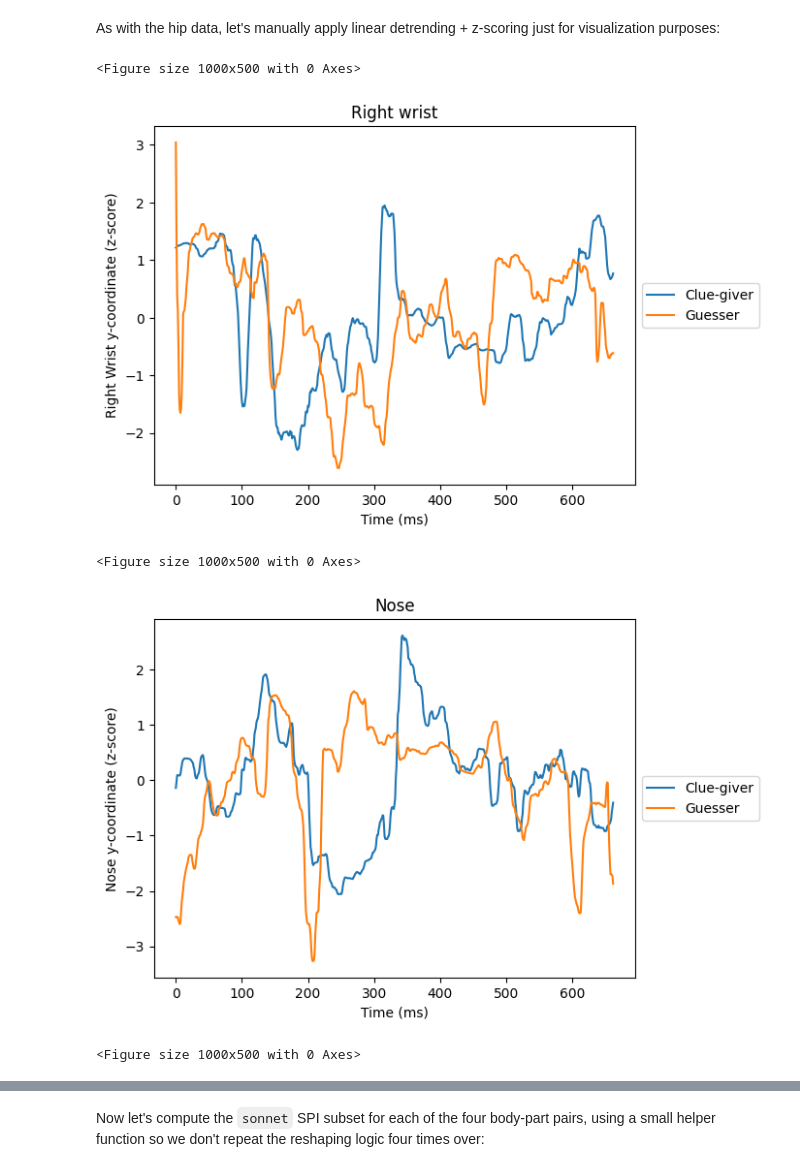
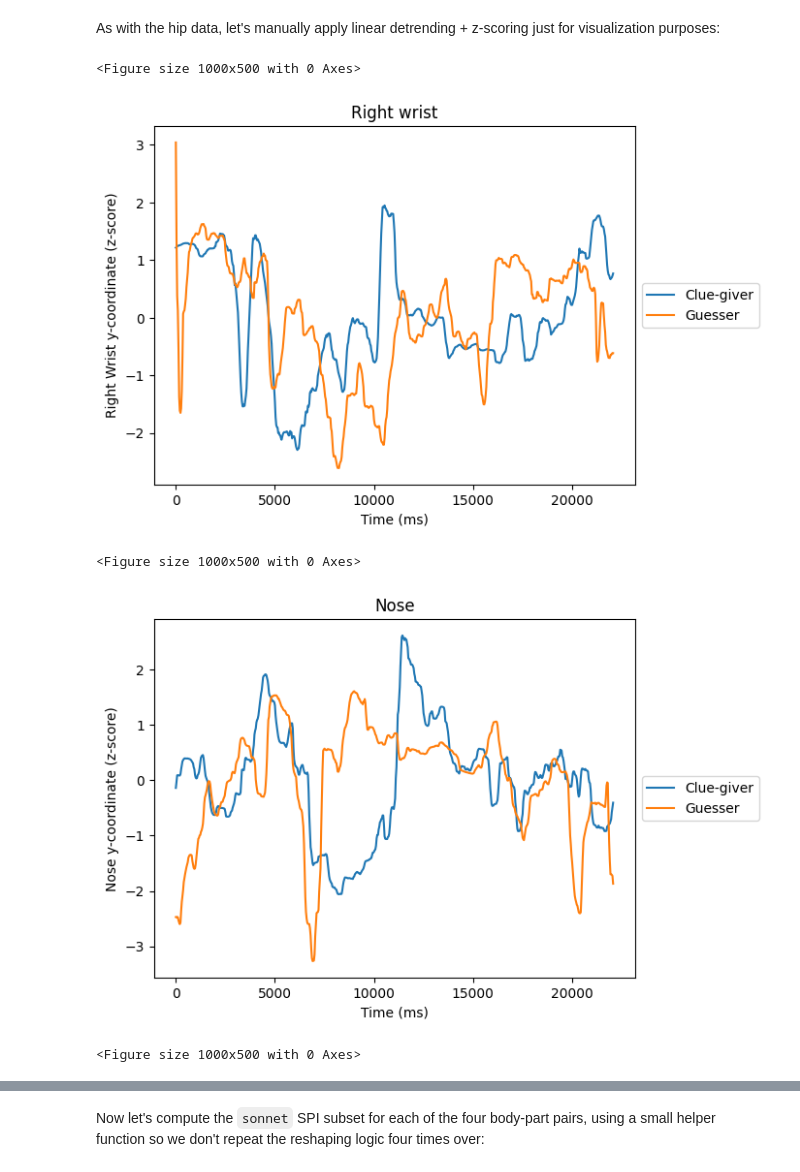
Before and after one commit to anniegbryant/MDIG2026_pyspi_tutorial, a Jupyter notebook: MDIG2026_pyspi_tutorial.ipynb, the cells around one changed output, grey strips where cells are left out. Drawn from its saved outputs; the diff is of its cells as text; code cells hidden in the pictures.

```diff
--- a/MDIG2026_tutorial.ipynb
+++ b/MDIG2026_pyspi_tutorial.ipynb
@@ -338,44 +348,46 @@ guesser_shoulder_TS = (guesser_body_TS["X_LEFT_SHOULDER"] + guesser_body_TS["X_R
 # %% [markdown]
 As with the hip data, let's manually apply linear detrending + z-scoring just for visualization purposes:
 # %%
-def plot_time_series(ts1, ts2, title='Time Series Plot', yaxis_label='Value'):
+def plot_time_series(ts1, ts2, time, title='Time Series Plot', yaxis_label='Value'):
 
     # Manually apply linear detrending and z-scoring to the time series,
     # only for visualization purposes (this is applied separately in pyspi)
     ts1_detrend = scipy.stats.zscore(scipy.signal.detrend(ts1))
     ts2_detrend = scipy.stats.zscore(scipy.signal.detrend(ts2))
 
     # Combine the two time series into a two-column array
     both_TS = pd.DataFrame({
         'Clue-giver': ts1_detrend,
-        'Guesser': ts2_detrend
+        'Guesser': ts2_detrend,
+        'Time': time
+
     })
 
     # Plot the time series
     plt.figure(figsize=(10, 5))
-    both_TS.plot()
+    both_TS.plot(x='Time', y=['Clue-giver', 'Guesser'])
 
     ax = plt.gca()
     ax.legend(labels=['Clue-giver', 'Guesser'], loc='center left', bbox_to_anchor=(1, 0.5))
     plt.xlabel('Time (ms)')
     plt.ylabel(yaxis_label)
     plt.title(title)
     plt.show()
 
 # Y_RIGHT_WRIST
-plot_time_series(clue_giver_right_wrist_TS, guesser_right_wrist_TS, title='Right wrist',
-                 yaxis_label='Right Wrist y-coordinate (z-score)')
+plot_time_series(clue_giver_right_wrist_TS, guesser_right_wrist_TS, clue_giver_body_TS['time'],
+                 title='Right wrist', yaxis_label='Right Wrist y-coordinate (z-score)')
 
 # Y_NOSE
-plot_time_series(clue_giver_nose_TS, guesser_nose_TS, title='Nose',
-                 yaxis_label='Nose y-coordinate (z-score)')
+plot_time_series(clue_giver_nose_TS, guesser_nose_TS, clue_giver_body_TS['time'],
+                 title='Nose', yaxis_label='Nose y-coordinate (z-score)')
 
 # Average of left and right shoulder x-coordinates
-plot_time_series(clue_giver_shoulder_TS, guesser_shoulder_TS, title='Shoulders',
-                 yaxis_label='Shoulder x-coordinate (z-score)')
+plot_time_series(clue_giver_shoulder_TS, guesser_shoulder_TS, clue_giver_body_TS['time'],
+                 title='Shoulders', yaxis_label='Shoulder x-coordinate (z-score)')
 # %% [output]
 <Figure size 1000x500 with 0 Axes>
-[figure, old version]
+[figure, new version]
 <Figure size 1000x500 with 0 Axes>
-[figure, old version]
+[figure, new version]
 <Figure size 1000x500 with 0 Axes>
```
Also changed, not shown: parts of 15 cells of this notebook.
